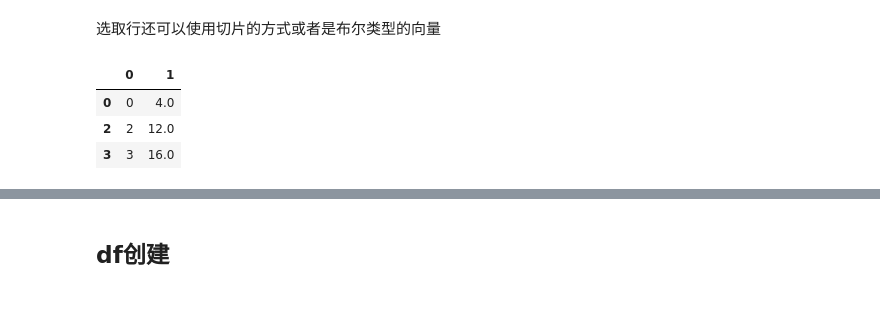
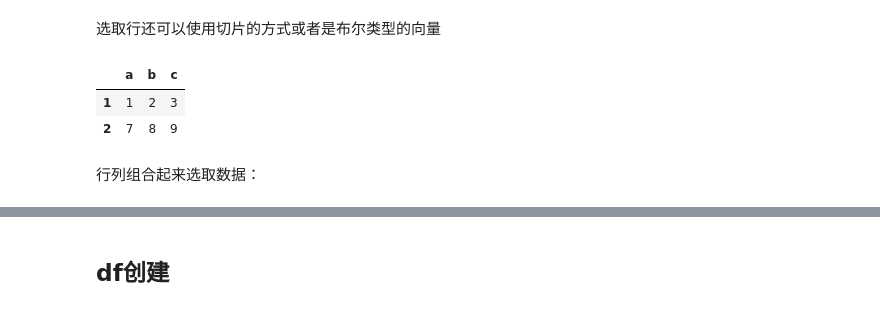
Before and after one commit to nksuya/jupyter_notebook, a Jupyter notebook: 学习笔记/pandas.ipynb, the cells around one changed output, grey strips where cells are left out. Saved outputs shown, nothing was run; the diff lists cells and outputs as text; code cells hidden in the pictures.

```diff
--- a/学习笔记/pandas.ipynb
+++ b/学习笔记/pandas.ipynb
@@ -113,11 +123,12 @@ df.T
 # %% [markdown]
 选取行还可以使用切片的方式或者是布尔类型的向量
 # %%
-df[2:4]
-bool_vec = [True, False, True, True, False]
+df[1:4]
+bool_vec = [True, False, True]
 df[bool_vec]
 # %% [output]
-|  | 0 | 1 |
-| 0 | 0 | 4.0 |
-| 2 | 2 | 12.0 |
-| 3 | 3 | 16.0 |
+|  | a | b | c |
+| 1 | 1 | 2 | 3 |
+| 2 | 7 | 8 | 9 |
+# %% [markdown]
+行列组合起来选取数据：
```
Also changed, not shown: parts of 46 cells of this notebook, 4 other files.
